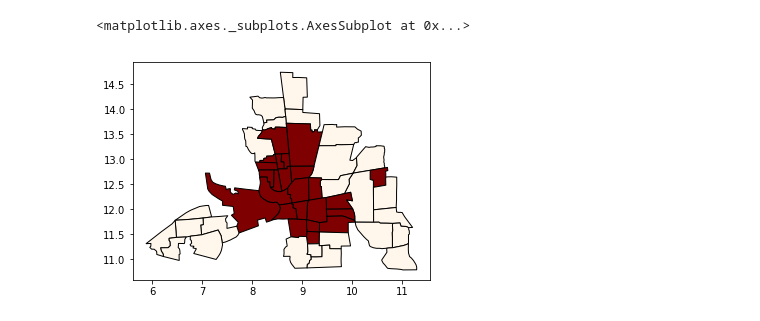
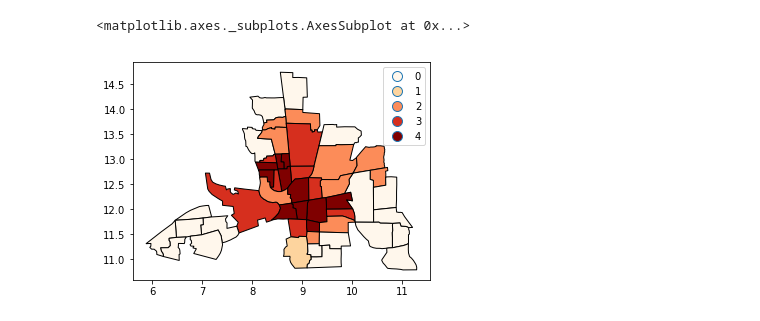
Before and after one commit to geopandas/geopandas, a Jupyter notebook: examples/choropleths.ipynb, the cells around one changed output. Saved outputs shown, nothing was run; the diff lists cells and outputs as text; code cells hidden in the pictures.

```diff
--- a/examples/choropleths.ipynb
+++ b/examples/choropleths.ipynb
@@ -42,0 +108,12 @@ tracts.plot(column='CRIME', scheme='quantiles', k=3, cmap='OrRd', edgecolor='k')
+# %%
+def max_p(values, k):
+    """
+    Given a list of values and `k` bins,
+    returns a list of their Maximum P bin number.
+    """
+    from pysal.esda.mapclassify import Max_P_Classifier
+    binning = Max_P_Classifier(values, k=k)
+    return binning.yb
+
+tracts['Max_P'] = max_p(tracts['CRIME'].values, k=5)
+tracts.head()
@@ -43,5 +128,5 @@ tracts.plot(column='CRIME', scheme='quantiles', k=3, cmap='OrRd', edgecolor='k')
 # %%
-tracts.plot(column='CRIME', scheme='quantiles', k=2, cmap='OrRd', edgecolor='k')
+tracts.plot(column='Max_P', cmap='OrRd', edgecolor='k', categorical=True, legend=True)
 # %% [output]
 <matplotlib.axes._subplots.AxesSubplot at 0x...>
-[figure, old version]
+[figure, new version]
```
Also changed, not shown: parts of 23 cells of this notebook.
